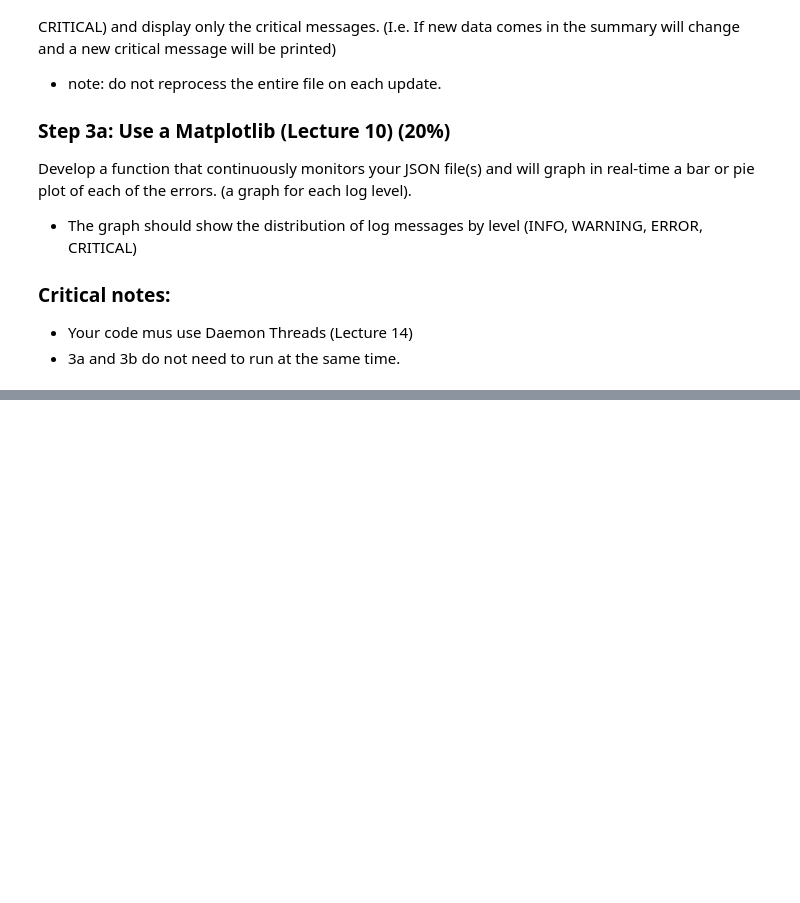
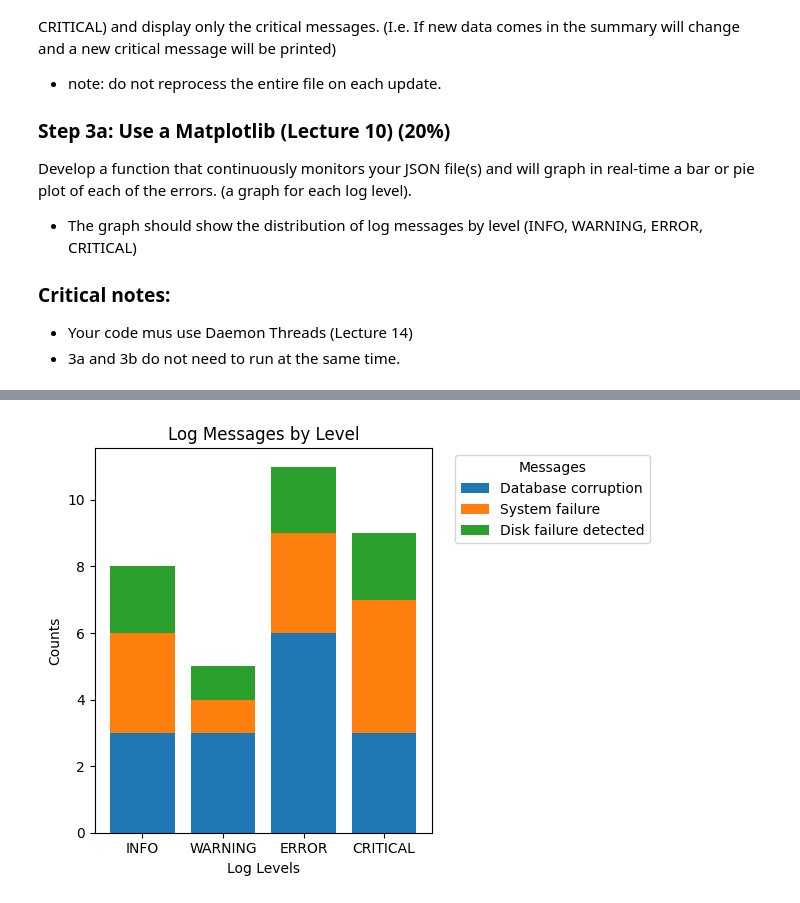
Before and after one commit to ETE4990-S25/homeworkfolder-Gizmofire, a Jupyter notebook: Labs/Lab 09 - Log Aggregator/Gordon 09.ipynb, the cells around one changed output, grey strips where cells are left out. Cells and saved outputs as stored; diff of their text form; code cells hidden in the pictures; blank space fills up the shorter version.

```diff
--- a/Labs/Lab 09 - Log Aggregator/Gordon 09.ipynb
+++ b/Labs/Lab 09 - Log Aggregator/Gordon 09.ipynb
@@ -196,5 +281,91 @@ Develop a function that continuously monitors your JSON file(s) and will graph i
 - Your code mus use Daemon Threads (Lecture 14)
 - 3a and 3b do not need to run at the same time.
 # %%
-# Paste your python file here
-# don't forget to upload it with your submission
+import matplotlib.pyplot as plt
+import numpy as np
+import time
+
+# sample dict
+dictionary = {
+                'INFO': {'count': 8,
+                        'Database corruption': 3,
+                        'Disk failure detected': 2,
+                        'System failure': 3},
+                'WARNING': {'count': 5,
+                            'Disk failure detected': 1,
+                            'Database corruption': 3,
+                            'System failure': 1},
+                'ERROR': {'count': 11,
+                            'Database corruption': 6,
+                            'System failure': 3,
+                            'Disk failure detected': 2},
+                'CRITICAL': {'count': 9,
+                                'Disk failure detected': 2,
+                                'System failure': 4,
+                                'Database corruption': 3}
+                }
+
+
+def draw_graph(dictionary):
+    # Prepare data for the graph
+    log_levels = list(dictionary.keys())
+    messages = set()
+    for details in dictionary.values():
+        messages.update(details.keys())
+    messages.discard('count')  # Remove the 'count' key
+
+
+    message_counts = {message: [] for message in messages}
+
+    for log_level in log_levels:
+        for message in messages:
+            count = dictionary[log_level].get(message, 0)
+            message_counts[message].append(count)
+
+
+
+
+    # had to use np to stack dataframes
+    # https://matplotlib.org/stable/gallery/lines_bars_and_markers/bar_stacked.html
+    # Plot the data
+    x = range(len(log_levels))
+    # plt.figure(figsize=(12, 6))
+    # Stack the bars for each message
+    bottom = np.zeros(len(log_levels))
+    for message, counts in message_counts.items():
+        print(f"Counts for {message}: {counts}")
+        plt.bar(x, counts, bottom=bottom, label=message)
+        bottom += np.array(counts)  # Update the bottom for stacking
+    plt.xlabel('Log Levels')
+    plt.ylabel('Counts')
+    plt.title('Log Messages by Level')
+    plt.xticks(x, log_levels)
+    plt.legend(title="Messages", bbox_to_anchor=(1.05, 1), loc='upper left')
+    plt.tight_layout()
+    plt.show()
+
+def dict_listener(dictionary):
+    # This function is a placeholder for any additional processing you want to do with the dictionary
+    # For now, it just prints the dictionary
+    print("Updated dictionary:", dictionary)
+    temp  = {"INFO": {}, "WARNING": {}, "ERROR": {}, "CRITICAL": {}}
+
+    start_time = time.time()
+    while time.time() - start_time < 10:
+
+        if temp != dictionary:
+            # If the dictionary has changed, update the graph
+            draw_graph(dictionary)
+            # Update the temp variable to the current state of the dictionary
+            temp = dictionary.copy()
+        time.sleep(0.001)
+
+
+
+
+
+if __name__ == "__main__":
+    # Print the dictionary in a formatted way
+    draw_graph(dictionary)
+    print("Final dictionary:", dictionary)
+# %% [output]
@@ -200,0 +375 @@ Develop a function that continuously monitors your JSON file(s) and will graph i
+[figure, added]
```
Also changed, not shown: parts of 4 cells of this notebook, 1 other file.
